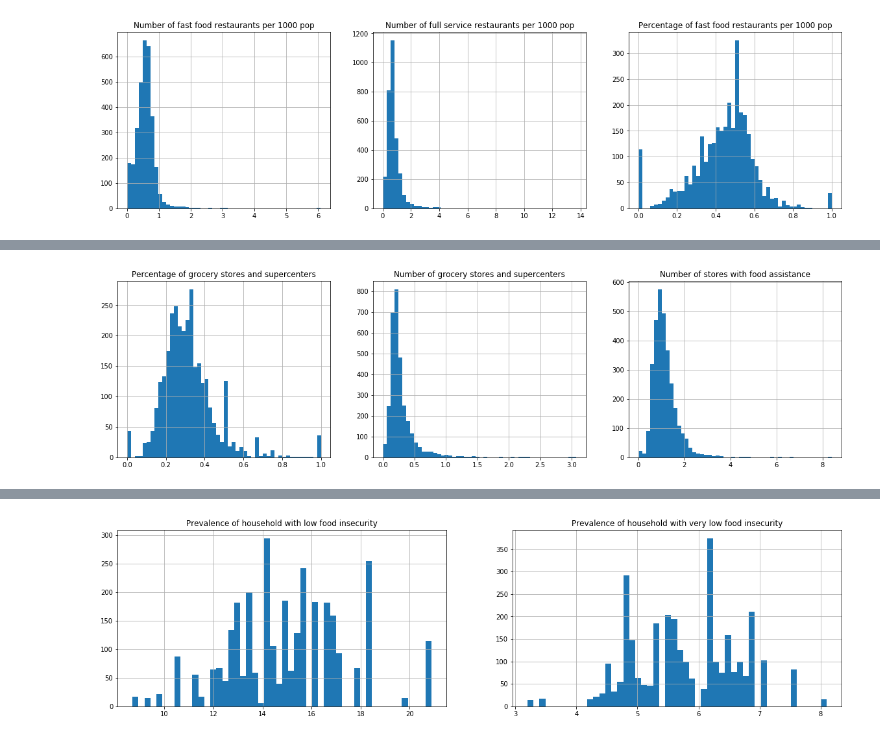
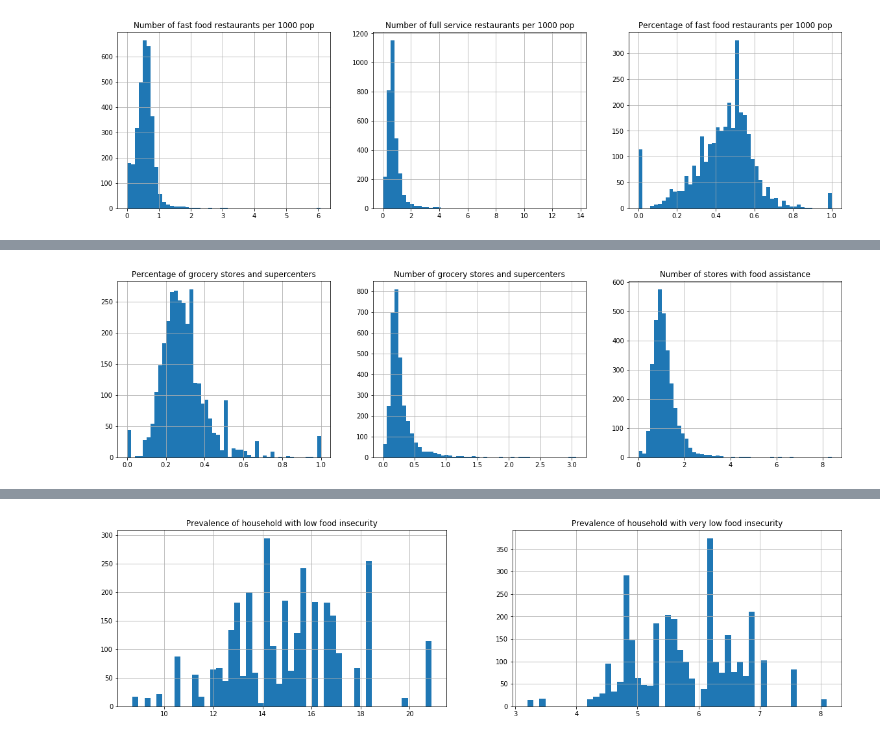
Before and after one commit to cathyxinxyz/Capstone_Project_1, a Jupyter notebook: Codes/Exploratory analysis.ipynb, the cells around one changed output, grey strips where cells are left out. Cells and saved outputs as stored; diff of their text form; code cells hidden in the pictures.

```diff
--- a/Codes/Exploratory analysis.ipynb
+++ b/Codes/Exploratory analysis.ipynb
@@ -133,3 +124,5 @@ df_access['Adult']=df_access['Overall']-df_access['Child']
+# %%
+df_food['Low_Access_Adult']=df_food['Low_Access_Overall']-df_food['Low_Access_Children']
 # %%
 plt.figure(figsize=(15, 15))
 
@@ -181,10 +174,7 @@ plt.show()
 [figure]
 # %%
 #'FFRPTH09' is the number of fast food restaurant per 1000 pop and 'FSRPTH09' is the number of full service restaurant per 1000 pop
-df_rest.describe()
-df_rest['Fast_food']=df_rest['FFRPTH09']
-df_rest['Full_service']=df_rest['FSRPTH09']
-df_rest['Percentage_fast_food']=df_rest['Fast_food']/(df_rest['Fast_food']+df_rest['Full_service'])
+df_food['Percentage_fast_food']=df_food['Fast_food']/(df_food['Fast_food']+df_food['Full_service'])
 # %%
 plt.figure(figsize=(20, 5))
 plt.subplot(1,3,1)
@@ -248,23 +220,29 @@ df_sto['assist']=df_sto['SNAPSPTH12']+df_sto['WICSPTH08']
+# %%
+df_food.describe()
+df_food['grocery_super']=df_food['Grocery']+df_food['Supercenter']
+df_food['percentage_grocery_super']=(df_food['Grocery']+df_food['Supercenter'])/(df_food['Grocery']+df_food['Supercenter']
+                                                                             # +df_food['Convenience']+df_food['Specialized'])
+df_food['assist_store']=df_food['SNAP_store']+df_food['WIC_store']
 # %%
 plt.figure(figsize=(20, 5))
 
 plt.subplot(1,3,1)
 plt.title('Percentage of grocery stores and supercenters')
-df_sto['percentage_grocery_super'].hist(bins=50)
+df_food['percentage_grocery_super'].hist(bins=50)
 plt.legend()
 #plt.show()
 
 plt.subplot(1,3,2)
 plt.title('Number of grocery stores and supercenters')
-df_sto['grocery_super'].hist(bins=50)
+df_food['grocery_super'].hist(bins=50)
 plt.legend()
 #plt.show()
 
 plt.subplot(1,3,3)
 plt.title('Number of stores with food assistance')
-df_sto['assist'].hist(bins=50)
+df_food['assist_store'].hist(bins=50)
 plt.legend()
 plt.show()
 # %% [output]
-[figure, old version]
+[figure, new version]
 # %%
```
Also changed, not shown: parts of 40 cells of this notebook, 2 other files.
